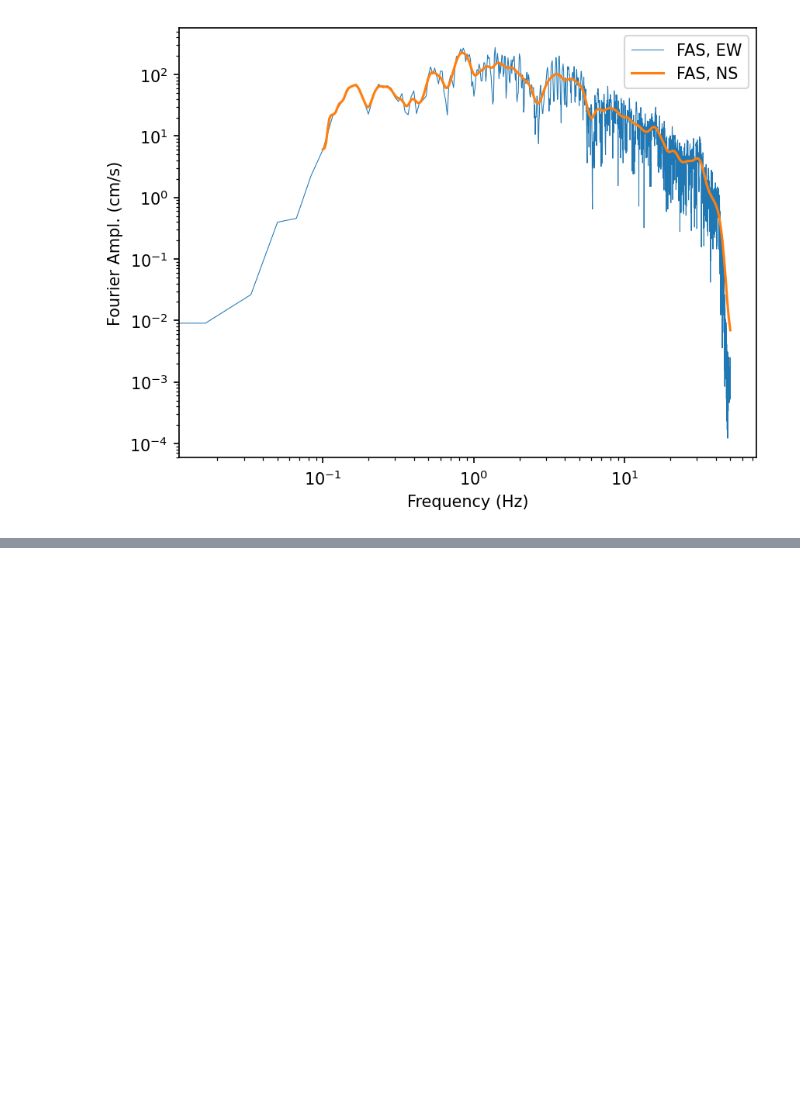
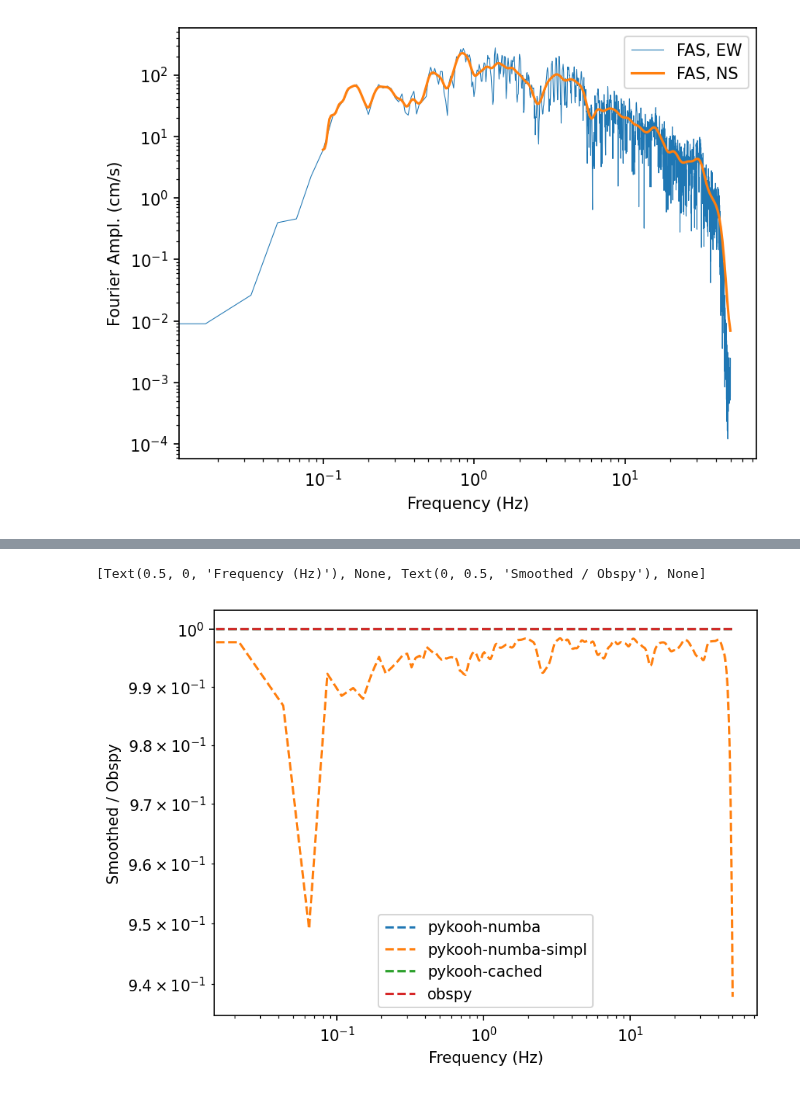
Before and after one commit to arkottke/pykooh, a Jupyter notebook: example.ipynb, the cells around one changed output, grey strips where cells are left out. Drawn from its saved outputs; the diff is of its cells as text; code cells hidden in the pictures; blank space fills up the shorter version.

```diff
--- a/example.ipynb
+++ b/example.ipynb
@@ -151,3 +159,7 @@ ax.legend(
 fig;
 # %% [output]
 [figure]
+# %%
+trace = obspy.read("tests/data/example_ts.mseed").traces[0]
+fa_raw = trace.stats["delta"] * np.abs(np.fft.rfft(trace.data))
+freqs = np.fft.rfftfreq(len(trace), d=trace.stats["delta"])
@@ -153,0 +220,15 @@ fig;
+# %%
+fig, ax = plt.subplots()
+for label, smoothed_data in smoothed.items():
+    ax.plot(freqs, smoothed_data / smoothed["obspy"], ls="--", label=label)
+
+ax.legend()
+ax.set(
+    xlabel="Frequency (Hz)",
+    xscale="log",
+    ylabel="Smoothed / Obspy",
+    yscale="log",
+)
+# %% [output]
+[Text(0.5, 0, 'Frequency (Hz)'), None, Text(0, 0.5, 'Smoothed / Obspy'), None]
+[figure, added]
```
Also changed, not shown: parts of 19 cells of this notebook, 8 other files.
